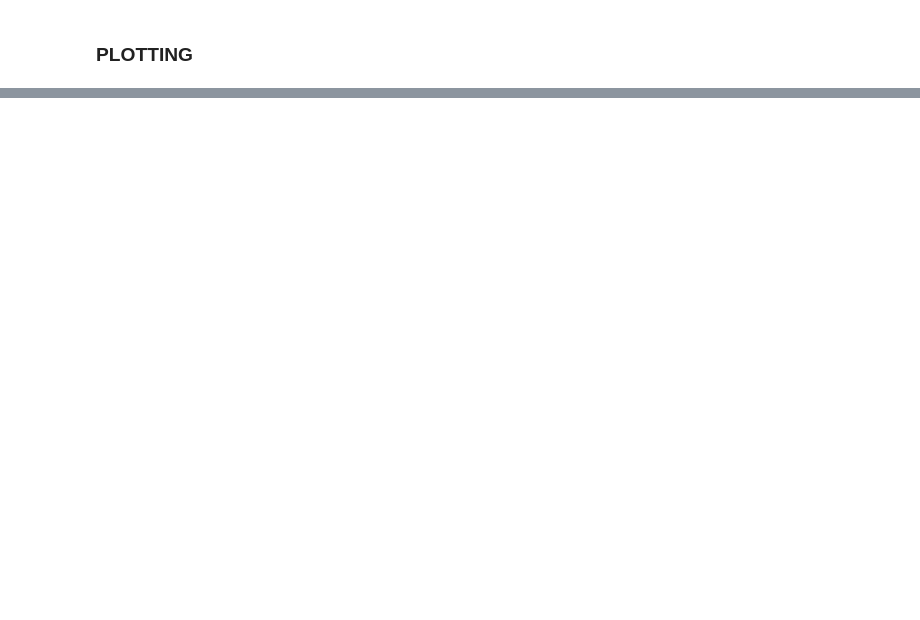
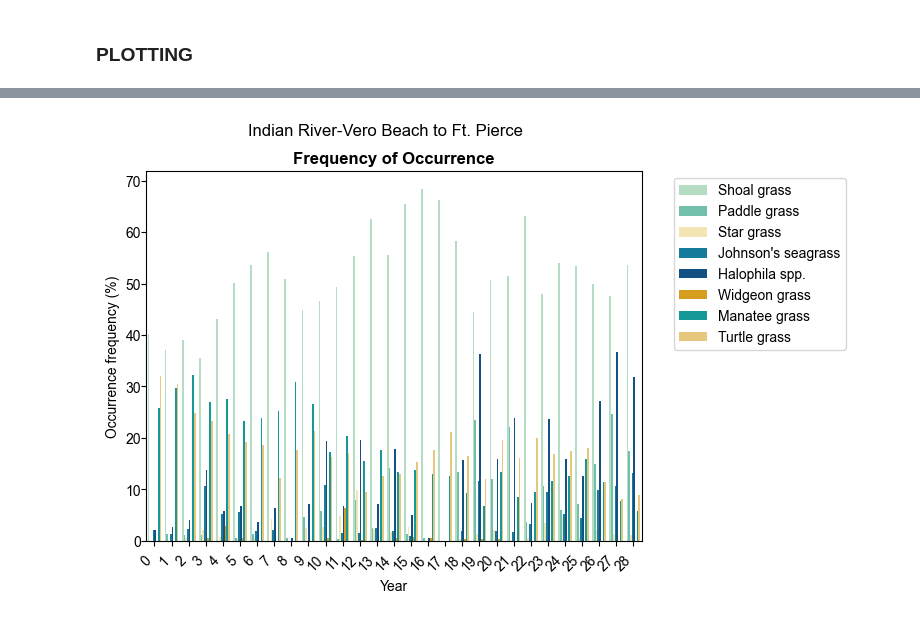
Before and after one commit to tylerhill122/SEACAR-SAV-script, a Jupyter notebook: SAV Script.ipynb, the cells around one changed output, grey strips where cells are left out. Drawn from its saved outputs; the diff is of its cells as text; code cells hidden in the pictures; blank space fills up the shorter version.

```diff
--- a/SAV Script.ipynb
+++ b/SAV Script.ipynb
@@ -452,0 +497,27 @@ Only the N_Years aggregation is incorrectly computing. Not counting true N_Years
+# %%
+pattern = 'decipiens|engelmannii|johnsonii|Unidentified|Star|Paddle|Johnson'
+bpdat = props[(props.ManagedAreaName=='Indian River-Vero Beach to Ft. Pierce')&(~props.analysisunit.isna())&(~props['analysisunit'].str.contains(pattern, na=False, case=False))]
+# %%
+# Create the bar plot using Seaborn
+barplot_sp = sns.barplot(data=bpdat, x='relyear', y='sp_pct', hue='analysisunit', palette=spcols)
+# bpdat.plot(kind='bar', x='relyear',y='sp_pct', stacked=True)
+
+# Set the title and labels
+plt.title('Frequency of Occurrence')
+plt.suptitle('Indian River-Vero Beach to Ft. Pierce')
+plt.xlabel('Year')
+plt.ylabel('Occurrence frequency (%)')
+
+# Rotate the x-axis labels for better readability
+plt.xticks(rotation=45, ha='right')
+
+# Place the legend outside the plot
+plt.legend(bbox_to_anchor=(1.05, 1), loc='upper left')
+
+# Show the plot
+plt.show()
+
+# To save the plot to a file, you can use plt.savefig
+# plt.savefig("barplot_sp.png", dpi=300, bbox_inches='tight')
+# %% [output]
+[figure, added]
```
Also changed, not shown: parts of 42 cells of this notebook.
